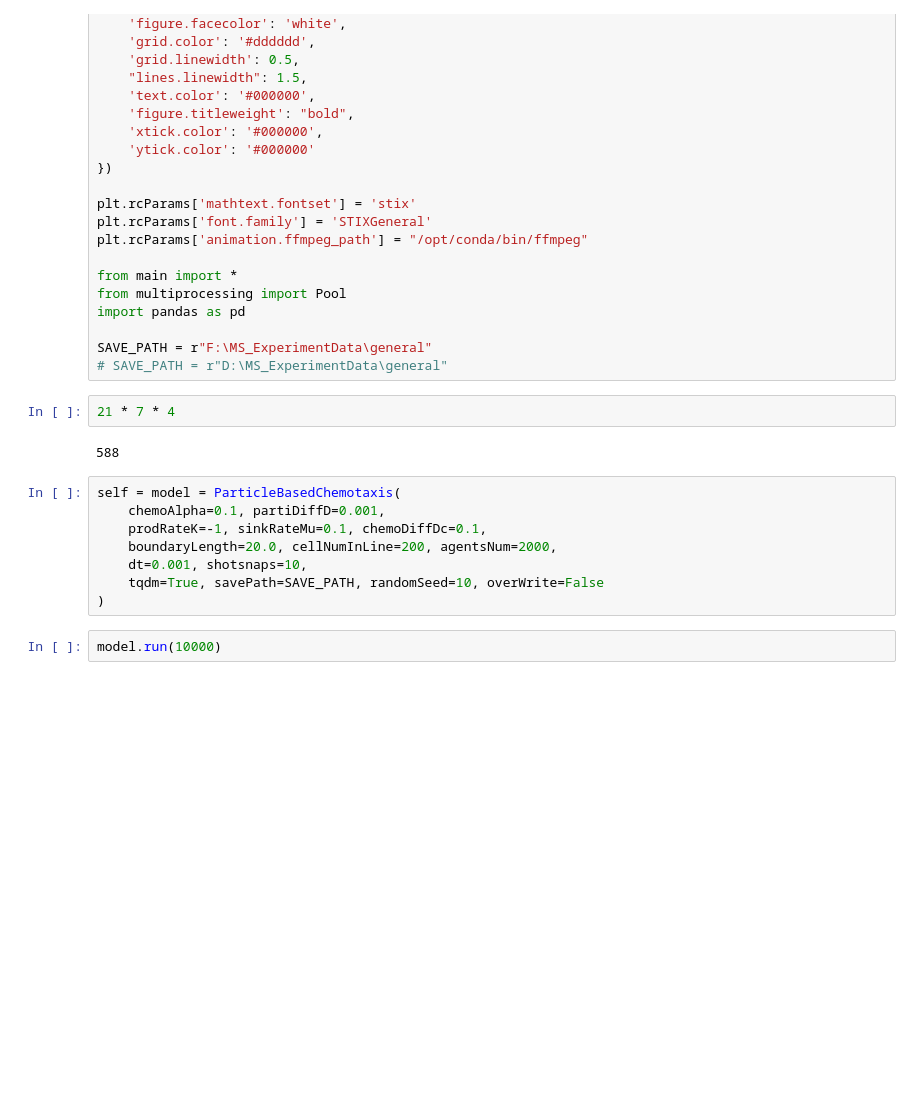
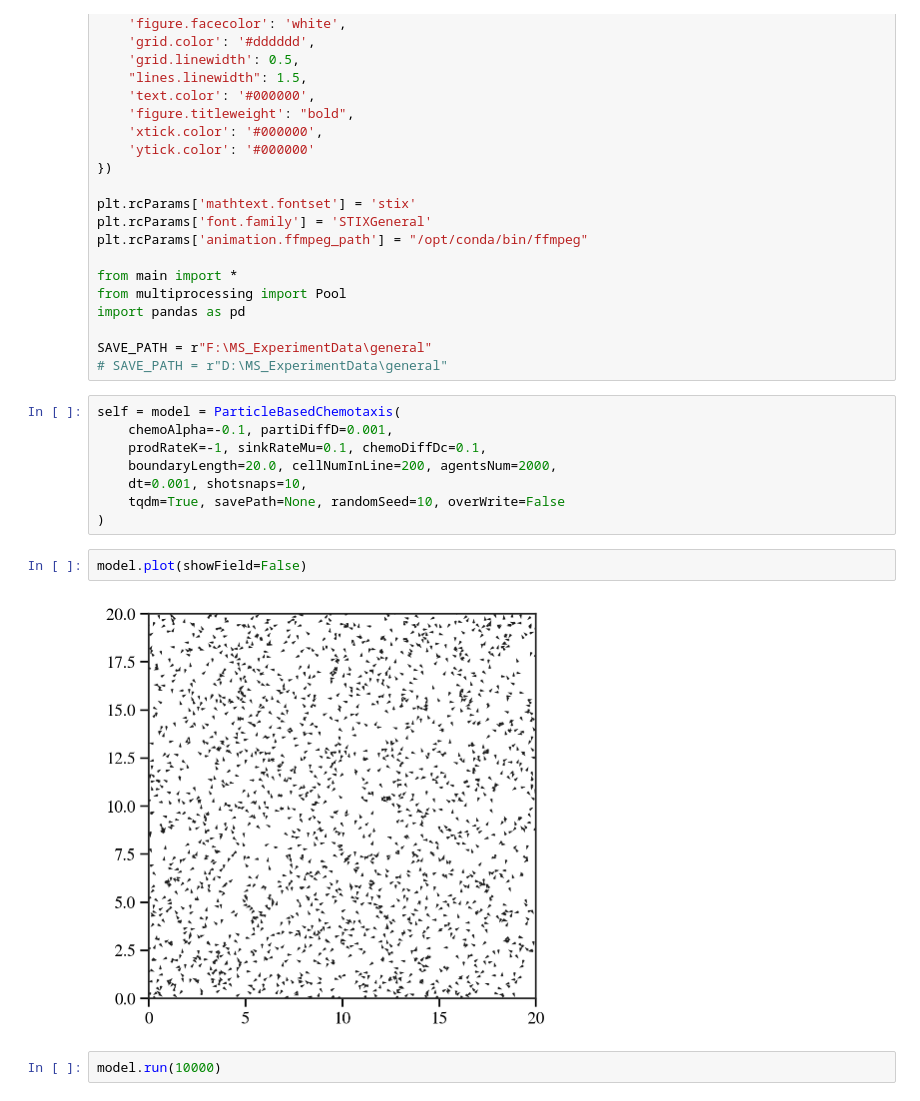
Before and after one commit to Than-Mark/Swarmalators-Experiment-Mobile, a Jupyter notebook: PJT_chemo_hyperuniform/test.ipynb, the cells around one changed output. Saved outputs shown, nothing was run; the diff lists cells and outputs as text; blank space fills up the shorter version.

Commit message:
chemoHyper

```diff
--- a/PJT_chemo_hyperuniform/test.ipynb
+++ b/PJT_chemo_hyperuniform/test.ipynb
@@ -55,18 +55,18 @@ import pandas as pd
 
 SAVE_PATH = r"F:\MS_ExperimentData\general"
 # SAVE_PATH = r"D:\MS_ExperimentData\general"
-# %%
-21 * 7 * 4
-# %% [output]
-588
 # %%
 self = model = ParticleBasedChemotaxis(
-    chemoAlpha=0.1, partiDiffD=0.001,
+    chemoAlpha=-0.1, partiDiffD=0.001,
     prodRateK=-1, sinkRateMu=0.1, chemoDiffDc=0.1,
     boundaryLength=20.0, cellNumInLine=200, agentsNum=2000,
     dt=0.001, shotsnaps=10,
-    tqdm=True, savePath=SAVE_PATH, randomSeed=10, overWrite=False
+    tqdm=True, savePath=None, randomSeed=10, overWrite=False
 )
+# %%
+model.plot(showField=False)
+# %% [output]
+[figure, added]
 # %%
 model.run(10000)
 # %%
```
Also changed, not shown: parts of 1 cell of this notebook, 1 other file.
